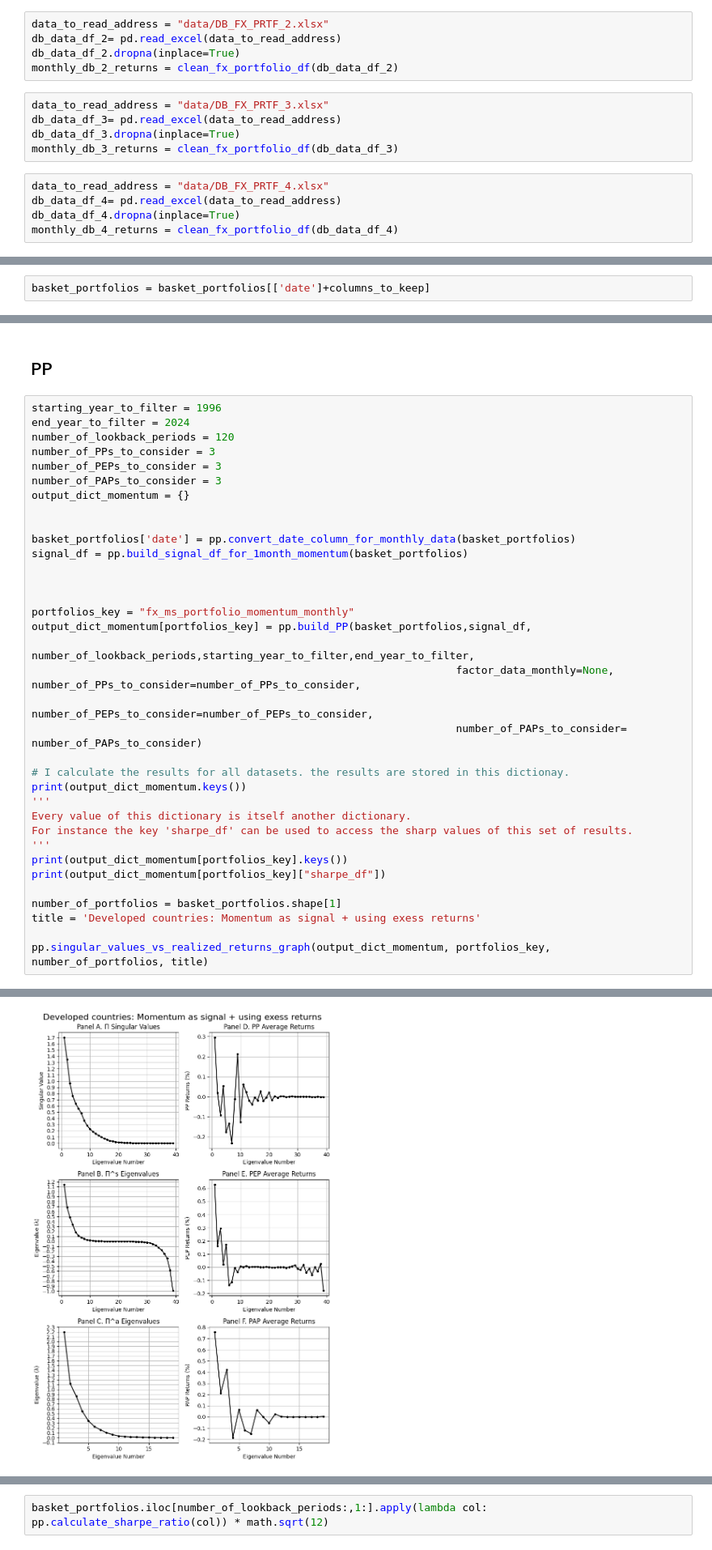
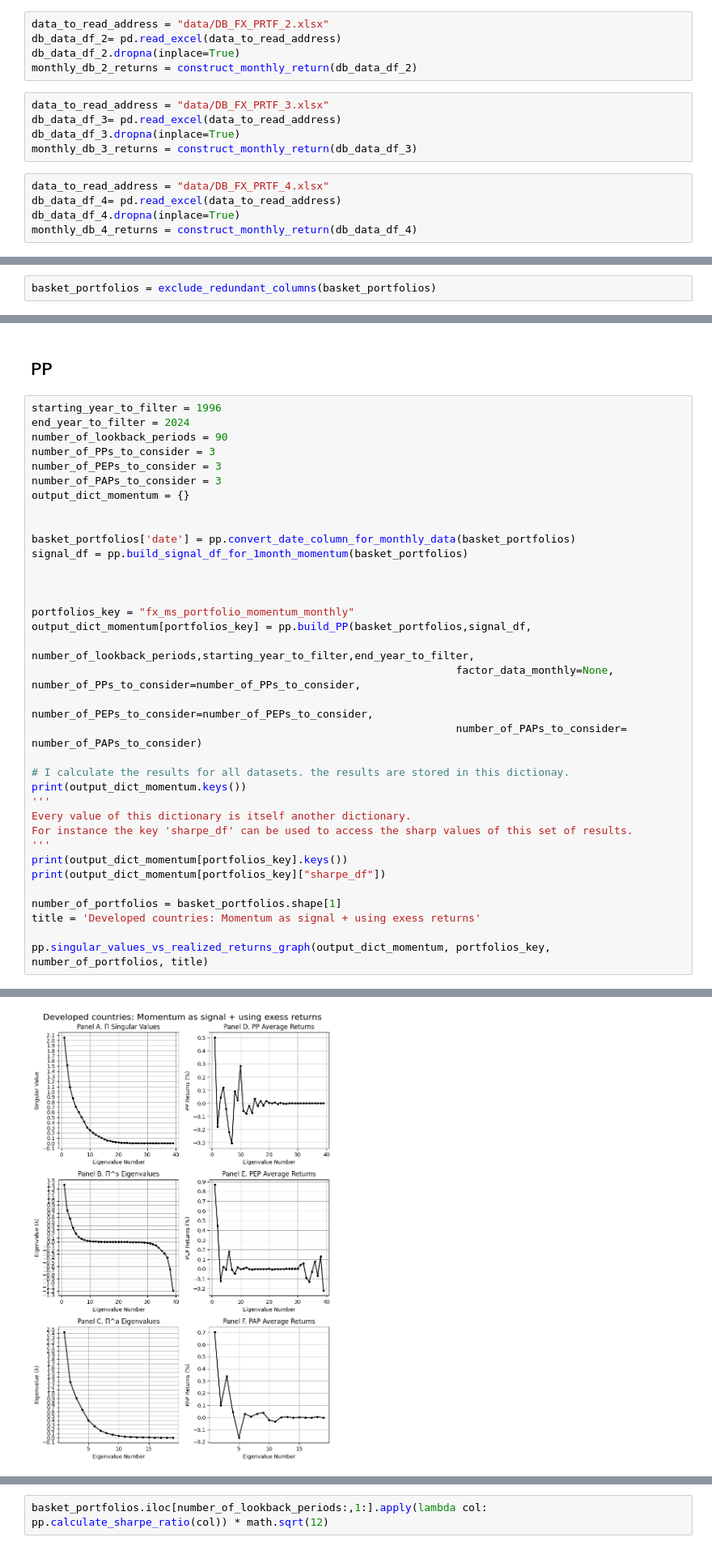
Before and after one commit to aminizadyar/Principal-Portfolios, a Jupyter notebook: FX_portfolios.ipynb, the cells around one changed output, grey strips where cells are left out. Shown at 81% size. Cells and saved outputs as stored; diff of their text form.

Commit message:
implemented multi portfolio

```diff
--- a/FX_portfolios.ipynb
+++ b/FX_portfolios.ipynb
@@ -101,17 +102,17 @@ monthly_db_1_returns = clean_fx_portfolio_df(db_data_df_1)
 data_to_read_address = "data/DB_FX_PRTF_2.xlsx"
 db_data_df_2= pd.read_excel(data_to_read_address)
 db_data_df_2.dropna(inplace=True)
-monthly_db_2_returns = clean_fx_portfolio_df(db_data_df_2)
+monthly_db_2_returns = construct_monthly_return(db_data_df_2)
 # %%
 data_to_read_address = "data/DB_FX_PRTF_3.xlsx"
 db_data_df_3= pd.read_excel(data_to_read_address)
 db_data_df_3.dropna(inplace=True)
-monthly_db_3_returns = clean_fx_portfolio_df(db_data_df_3)
+monthly_db_3_returns = construct_monthly_return(db_data_df_3)
 # %%
 data_to_read_address = "data/DB_FX_PRTF_4.xlsx"
 db_data_df_4= pd.read_excel(data_to_read_address)
 db_data_df_4.dropna(inplace=True)
-monthly_db_4_returns = clean_fx_portfolio_df(db_data_df_4)
+monthly_db_4_returns = construct_monthly_return(db_data_df_4)
 # %%
 dfs = [merged_ms_prtf_df, monthly_db_1_returns, monthly_db_2_returns, monthly_db_3_returns, monthly_db_4_returns]
 
@@ -137,5 +123,5 @@ columns_to_keep = filtered_corr_matrix.columns.to_list()
 # %%
-basket_portfolios = basket_portfolios[['date']+columns_to_keep]
+basket_portfolios = exclude_redundant_columns(basket_portfolios)
 # %%
 basket_portfolios
 # %% [output]
@@ -157,7 +143,7 @@ basket_portfolios
 # %%
 starting_year_to_filter = 1996
 end_year_to_filter = 2024
-number_of_lookback_periods = 120
+number_of_lookback_periods = 90
 number_of_PPs_to_consider = 3
 number_of_PEPs_to_consider = 3
 number_of_PAPs_to_consider = 3
@@ -212 +193 @@ Length: 102, dtype: float64
-[figure, old version]
+[figure, new version]
```
Also changed, not shown: parts of 10 cells of this notebook.
